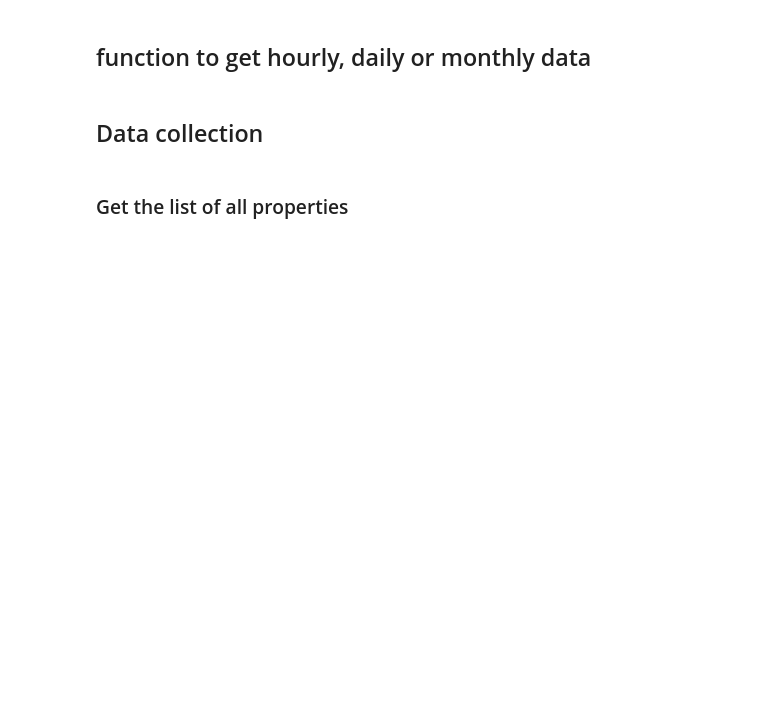
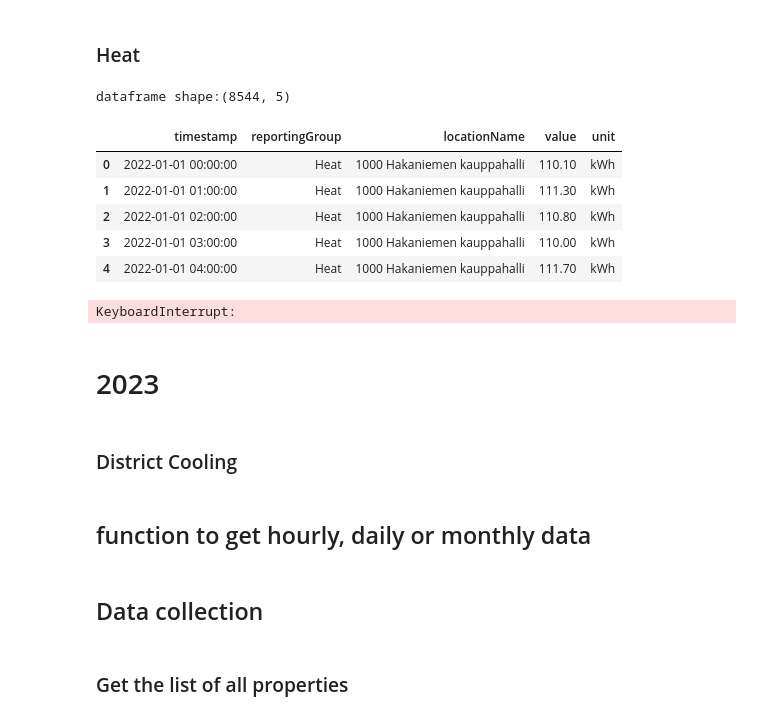
Before and after one commit to Jerry-Aremu/helsinki_energy_consumption, a Jupyter notebook: helsinki_properties_energy_consumption.ipynb, the cells around one changed output. Saved outputs shown, nothing was run; the diff lists cells and outputs as text; code cells hidden in the pictures; blank space fills up the shorter version.

Commit message:
constraint-based data fetching function completed

```diff
--- a/helsinki_properties_energy_consumption.ipynb
+++ b/helsinki_properties_energy_consumption.ipynb
@@ -32,0 +105,58 @@ def get_list_of_properties(api_url):
+# %% [markdown]
+### Heat
+# %%
+hourly_heat_2022_df = hp.get_request_as_df(period='Hourly',
+record="LocationName",
+search_string="1000 Hakaniemen kauppahalli",
+reporting_group="Heat",
+start_time="2022-01-01",
+end_time="2022-12-31",
+Normalization=True,
+version=1.0)
+# %%
+print(f"dataframe shape:{hourly_heat_2022_df.shape}")
+hourly_heat_2022_df.head()
+# %% [output]
+dataframe shape:(8544, 5)
+|  | timestamp | reportingGroup | locationName | value | unit |
+| 0 | 2022-01-01 00:00:00 | Heat | 1000 Hakaniemen kauppahalli | 110.10 | kWh |
+| 1 | 2022-01-01 01:00:00 | Heat | 1000 Hakaniemen kauppahalli | 111.30 | kWh |
+| 2 | 2022-01-01 02:00:00 | Heat | 1000 Hakaniemen kauppahalli | 110.80 | kWh |
+| 3 | 2022-01-01 03:00:00 | Heat | 1000 Hakaniemen kauppahalli | 110.00 | kWh |
+| 4 | 2022-01-01 04:00:00 | Heat | 1000 Hakaniemen kauppahalli | 111.70 | kWh |
+# %%
+# list of location names with space replacement
+location_names = [location.replace(" ", "%20") for location in property_list['locationName']]
+
+# List to store URLs with valid JSON data
+valid_urls = []
+
+# Fetching data for each location for the 2022
+for location in location_names:
+    url = f"https://helsinki-openapi.nuuka.cloud/api/v1.0/EnergyData/Daily/ListByProperty?Record=LocationName&SearchString={location}&ReportingGroup=Electricity&StartTime=2022-01-01&EndTime=2022-12-31"
+    response = requests.get(url)
+    data = response.json()
+    if 'errorCode' not in data or data['errorCode'] != 'MissingSettingsException':
+        valid_urls.append(url)
+
+# Creating a folder to store the JSON files
+folder_name = "energy_data_2022"
+os.makedirs(folder_name, exist_ok=True)
+
+# Save data from each valid URL as a separate JSON file in the folder
+for index, url in enumerate(valid_urls):
+    response = requests.get(url)
+    data = response.json()
+    filename = f"data_{index}.json"
+    file_path = os.path.join(folder_name, filename)
+    with open(file_path, 'w') as file:
+        json.dump(data, file)
+    print(f"Data saved for URL: {url} (filename: {filename})")
+
+print("Data saved successfully.")
+# %% [output]
+KeyboardInterrupt:
+# %% [markdown]
+# 2023
+# %% [markdown]
+### District Cooling
```
Also changed, not shown: parts of 41 cells of this notebook, 1 other file.
